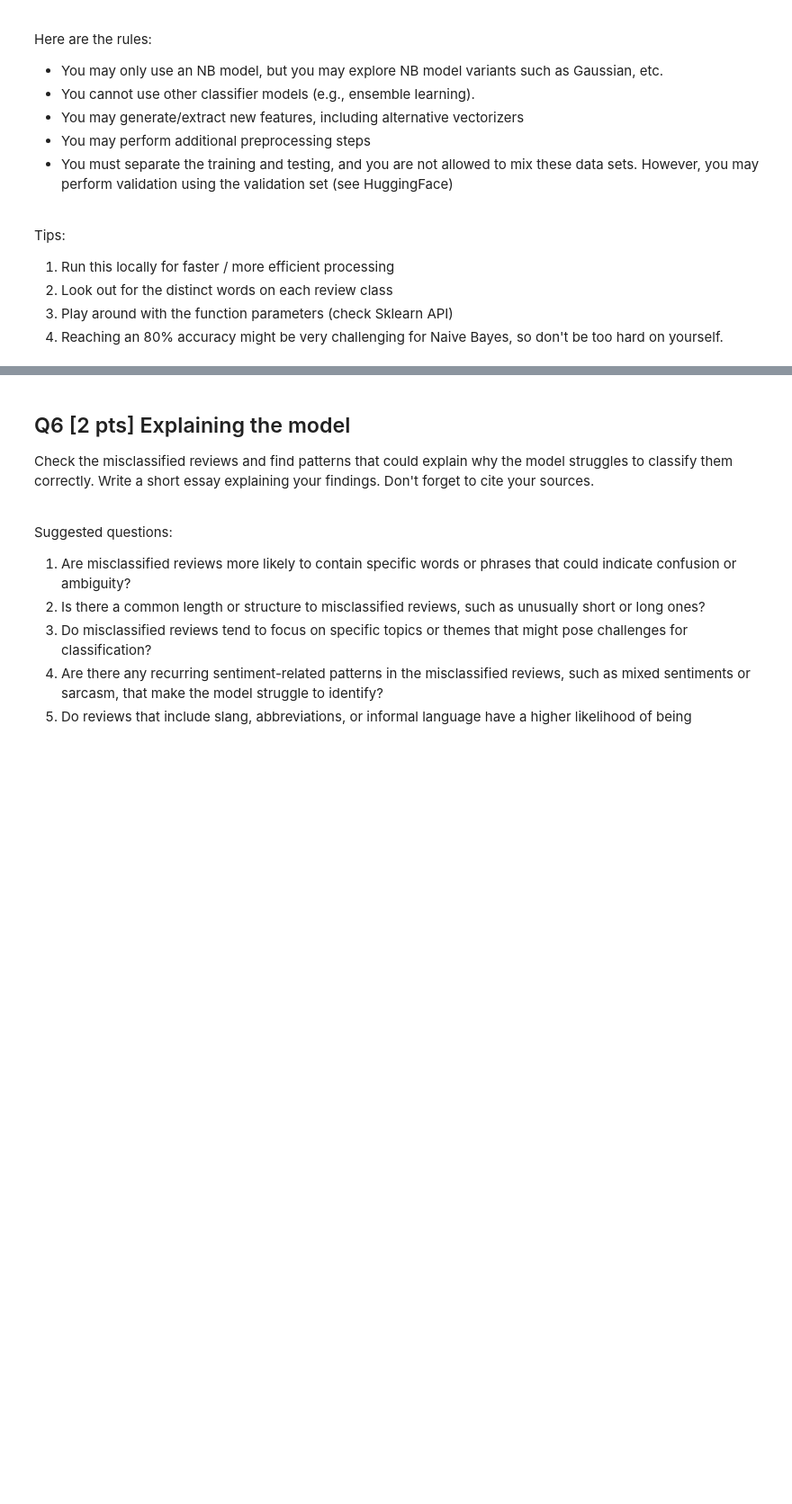
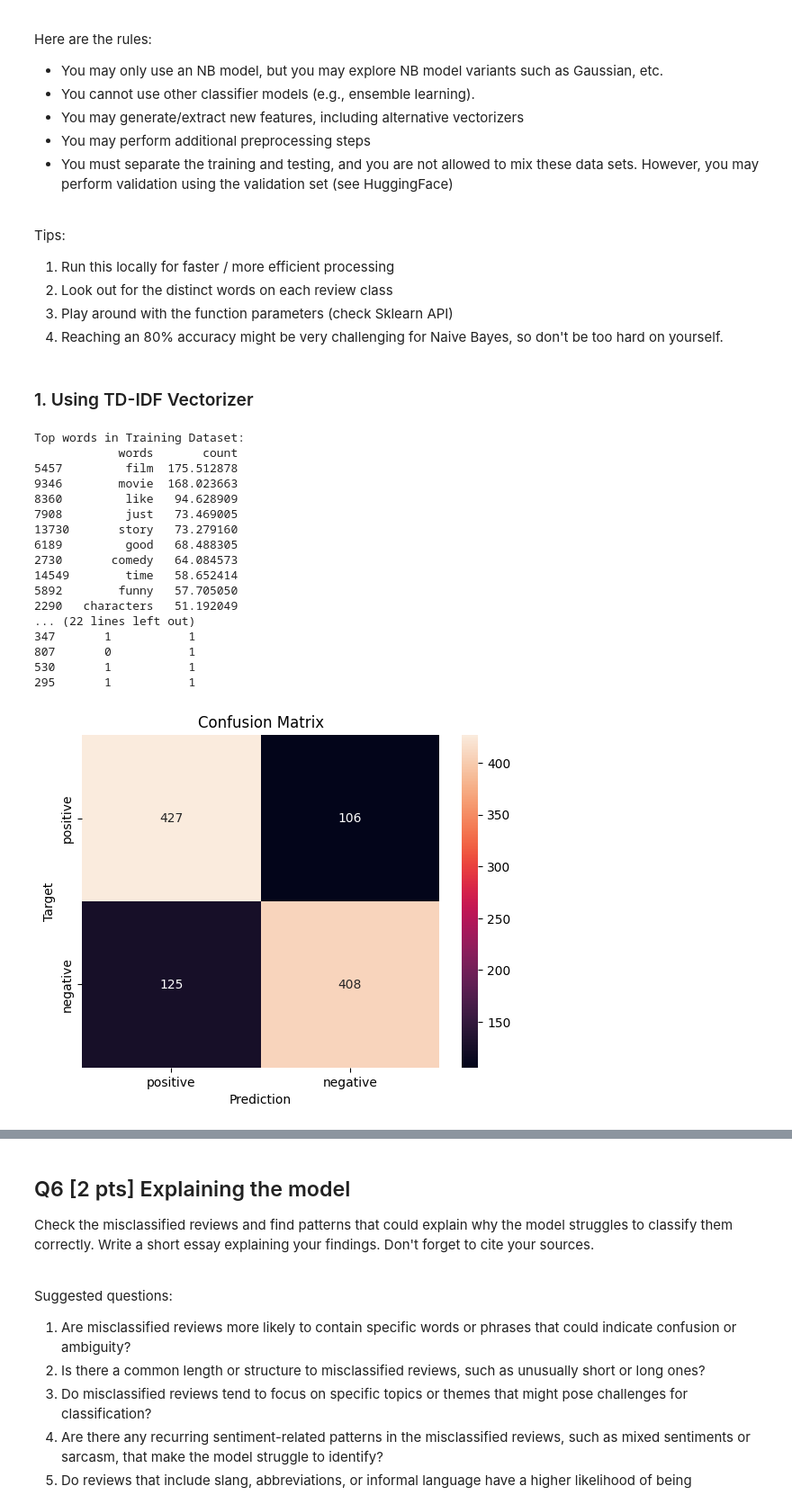
Before and after one commit to gabosantos/2324CS280UPD, a Jupyter notebook: CS_280_Lesson_1_Bayesian_Classifier.ipynb, the cells around one changed output, grey strips where cells are left out. Shown at 90% size. Saved outputs shown, nothing was run; the diff lists cells and outputs as text; code cells hidden in the pictures; blank space fills up the shorter version.

Commit message:
Implemented TF-IDF vectorizer. Removed non-alphanumeric characters.  Currently translating non-English reviews to English.

```diff
--- a/CS_280_Lesson_1_Bayesian_Classifier.ipynb
+++ b/CS_280_Lesson_1_Bayesian_Classifier.ipynb
@@ -520,3 +520,80 @@ Tips:
 2. Look out for the distinct words on each review class
 3. Play around with the function parameters (check Sklearn API)
 4. Reaching an 80% accuracy might be very challenging for Naive Bayes, so don't be too hard on yourself.
+# %% [markdown]
+### 1. Using TD-IDF Vectorizer
+# %%
+def TfidfVectorizerMultinomialNB(X_train, X_test, y_train, y_test):
+  # Copy the train and test datasets
+  X_train_TFIDF = X_train.copy()
+  X_test_TFIDF = X_test.copy()
+  y_train = y_train.copy()
+  y_test = y_test.copy()
+
+  # Import TD-IDF Vectorizer
+  from sklearn.feature_extraction.text import TfidfVectorizer
+
+  # Fit the training set and transform both train/test set
+  vectorizer = TfidfVectorizer(stop_words='english')
+  X_train_vec_TFIDF = vectorizer.fit_transform(X_train_TFIDF)
+  X_test_vec_TFIDF = vectorizer.transform(X_test_TFIDF)
+
+  words = vectorizer.get_feature_names_out()
+  counts_TFIDF = X_train_vec_TFIDF.toarray().sum(axis=0)
+  counts_test_TFIDF = X_test_vec_TFIDF.toarray().sum(axis=0)
+
+  print("\nTop words in Training Dataset:")
+  df_words_TFIDF = pd.DataFrame({'words':words, 'count':counts_TFIDF}, columns=['words', 'count'])
+  print(df_words_TFIDF.sort_values(by=['count'], ascending=False).head(10))
+
+  print("\nTop words in Test Dataset:")
+  df_words_test_TFIDF = pd.DataFrame({'words':words, 'count':counts_test_TFIDF}, columns=['words', 'count'])
+  print(df_words_test_TFIDF.sort_values(by=['count'], ascending=False).head(10))
+
+  # Train the MultinomialNB model using the training vector and predict the outcomes for the test vector
+  model = MultinomialNB()
+  model.fit(X_train_vec_TFIDF, y_train)
+  y_pred_TFIDF = model.predict(X_test_vec_TFIDF)
+  y_true = y_test
+
+  prediction_results = pd.DataFrame({'Target':y_true, 'Prediction':y_pred_TFIDF}, columns=['Target', 'Prediction'])
+  print("\nPrediction Results (Sample):")
+  print(prediction_results.sample(n=10, random_state=280))
+
+  # Evaluate the model
+  cm = confusion_matrix(y_true, y_pred_TFIDF, labels=[1, 0])
+
+  ax = plt.subplot()
+  sns.heatmap(cm, annot=True, fmt='g', ax=ax)
+
+  ax.set_xlabel('Prediction')
+  ax.set_ylabel('Target')
+  ax.set_title('Confusion Matrix')
+  ax.xaxis.set_ticklabels(['positive', 'negative'])
+  ax.yaxis.set_ticklabels(['positive', 'negative'])
+
+  plt.show()
+
+  print("\nClassification Report:")
+  print("\n",classification_report(y_true, y_pred_TFIDF, labels=[1, 0], target_names=['Positive', 'Negative']))
+
+TfidfVectorizerMultinomialNB(X_train, X_test, y_train, y_test)
+# %% [output]
+Top words in Training Dataset:
+            words       count
+5457         film  175.512878
+9346        movie  168.023663
+8360         like   94.628909
+7908         just   73.469005
+13730       story   73.279160
+6189         good   68.488305
+2730       comedy   64.084573
+14549        time   58.652414
+5892        funny   57.705050
+2290   characters   51.192049
+... (22 lines left out)
+347       1           1
+807       0           1
+530       1           1
+295       1           1
+[figure, added]
```
Also changed, not shown: parts of 11 cells of this notebook.
